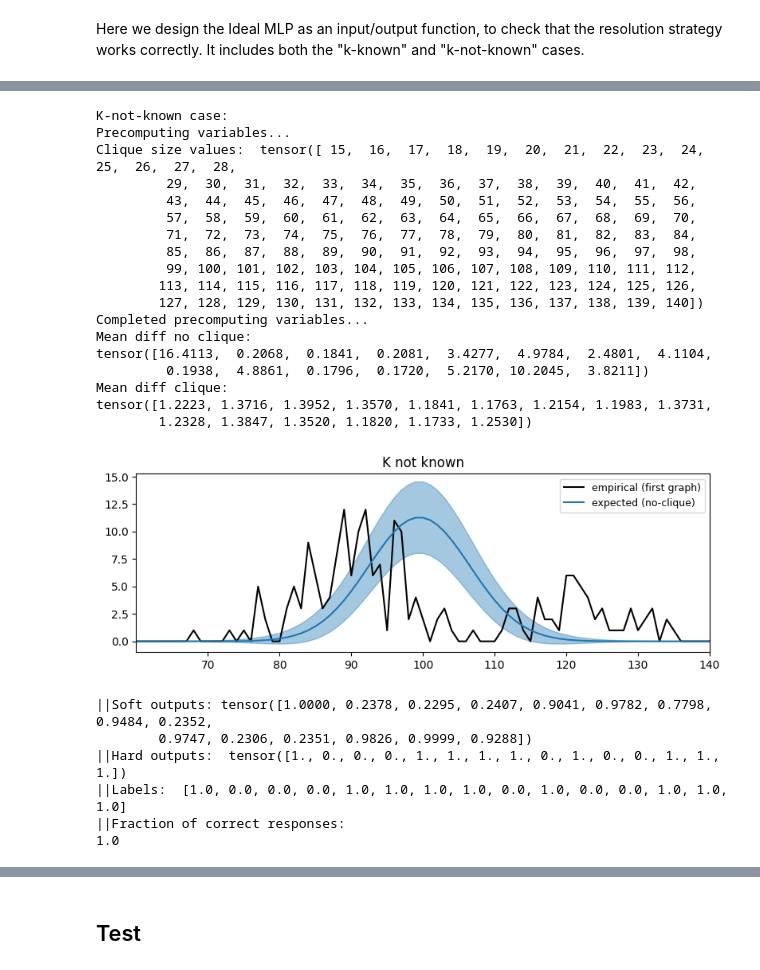
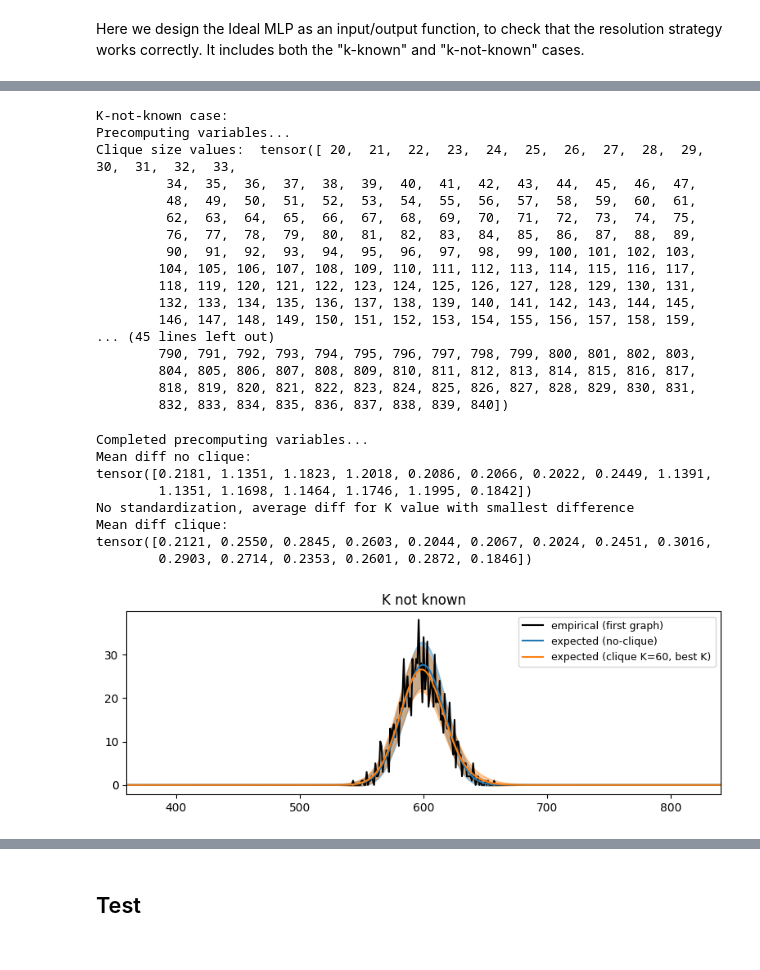
Before and after one commit to danieletirinnanzi/HUPLACLIP-NNs, a Jupyter notebook: scripts/Ideal-MLP_performance/Ideal-MLP_performance.ipynb, the cells around one changed output, grey strips where cells are left out. Cells and saved outputs as stored; diff of their text form; code cells hidden in the pictures.

```diff
--- a/scripts/Ideal-MLP_performance/Ideal-MLP_performance.ipynb
+++ b/scripts/Ideal-MLP_performance/Ideal-MLP_performance.ipynb
@@ -195,9 +195,9 @@ class Ideal_MLP(nn.Module):
             # Alternatives:
             # - no standardization:
             diff_no_clique = torch.abs(raw_histograms - expected_no_clique)  # shape: (batch_size, len_tau)
-            # - standardization:
-            safe_std_no_clique = expected_no_clique_std.clamp(min=1e-6)
-            diff_no_clique = torch.abs(raw_histograms - expected_no_clique) /safe_std_no_clique  # shape: (batch_size, len_tau)
+            # # - standardization:
+            # safe_std_no_clique = expected_no_clique_std.clamp(min=1e-6)
+            # diff_no_clique = torch.abs(raw_histograms - expected_no_clique) /safe_std_no_clique  # shape: (batch_size, len_tau)
         mean_diff_no_clique = diff_no_clique.mean(dim=1)  # shape: (batch_size,)
 
         print("Mean diff no clique:")
@@ -225,28 +225,31 @@ class Ideal_MLP(nn.Module):
             mean_diff_clique = diff_clique_per_tau.mean(dim=1).squeeze()  # (batch_size,)
         else:
             # Alternatives:
-            # - no standardization, calculating average diff across K values
-            diff_clique_per_tau = torch.abs(raw_expanded - expected_clique)  # (batch_size, len_tau, num_K)
-            diff_clique_per_K = diff_clique_per_tau.mean(dim=1)  # (batch_size, num_K)
-            mean_diff_clique = diff_clique_per_K.mean(dim=1).squeeze()  # (batch_size,)
+            # # - no standardization, calculating average diff across K values
+            # print("No standardization, average diff across K")
+            # diff_clique_per_tau = torch.abs(raw_expanded - expected_clique)  # (batch_size, len_tau, num_K)
+            # diff_clique_per_K = diff_clique_per_tau.mean(dim=1)  # (batch_size, num_K)
+            # mean_diff_clique = diff_clique_per_K.mean(dim=1).squeeze()  # (batch_size,)
             # # - standardization, calculating average diff across K values
+            # print("Standardization, average diff across K")
             # safe_std_clique = expected_clique_std.clamp(min=1e-6)
             # diff_clique_per_tau = torch.abs(raw_expanded - expected_clique) / safe_std_clique  # (batch_size, len_tau, num_K)
             # diff_clique_per_K = diff_clique_per_tau.mean(dim=1)  # (batch_size, num_K)
             # mean_diff_clique = diff_clique_per_K.mean(dim=1).squeeze()  # (batch_size,)
-            # # - no standardization, selecting K value with smallest difference
-            # diff_clique_per_tau = torch.abs(raw_expanded - expected_clique)  # (batch_size, len_tau, num_K)
-            # diff_clique_per_K = diff_clique_per_tau.mean(dim=1)  # (batch_size, num_K)
-            # mean_diff_clique = torch.min(diff_clique_per_K, dim=1).values  # (batch_size,)
+            # - no standardization, selecting K value with smallest difference
+            print("No standardization, average diff for K value with smallest difference")
+            diff_clique_per_tau = torch.abs(raw_expanded - expected_clique)  # (batch_size, len_tau, num_K)
+            diff_clique_per_K = diff_clique_per_tau.mean(dim=1)  # (batch_size, num_K)
+            mean_diff_clique = torch.min(diff_clique_per_K, dim=1).values  # (batch_size,)
             # # - standardization, selecting K value with smallest difference
+            # print("Standardization, average diff for K value with smallest difference")
             # safe_std_clique = expected_clique_std.clamp(min=1e-6)
             # diff_clique_per_tau = torch.abs(raw_expanded - expected_clique) / safe_std_clique  # (batch_size, len_tau, num_K)
             # diff_clique_per_K = diff_clique_per_tau.mean(dim=1)  # (batch_size, num_K)
             # mean_diff_clique = torch.min(diff_clique_per_K, dim=1).values  # (batch_size,)
             # Other possibilities:
-            # - softmin over K:
+            # - deriving decision criterion directly only from "no-clique" differences (ignoring "clique" ones)
             # - median diff across K values
-            # - deriving decision criterion directly only from "no-clique" differences (ignoring "clique" ones)
 
         print("Mean diff clique:")
         print(mean_diff_clique)
@@ -298,8 +301,8 @@ class Ideal_MLP(nn.Module):
 import matplotlib.pyplot as plt
 
 # test of model on task instance
-N_value = 200   #CHANGE THIS
-clique_size_fraction = 0.05 # CHANGE THIS
+N_value = 1200   #CHANGE THIS
+clique_size_fraction = 0.2 # CHANGE THIS
 print("Clique size of: ", int(clique_size_fraction*N_value), " in a graph of size: ", N_value)
 # visualizing input for 15 graphs, "p_reduce"
 graphs_with_clique = graphs_gen.generate_batch(15, N_value, np.repeat([int(clique_size_fraction*N_value)],15), "p_reduce", False)
@@ -339,25 +342,26 @@ Clique size of:  60  in a graph of size:  200
 K-not-known case:
 Precomputing variables...
-Clique size values:  tensor([ 15,  16,  17,  18,  19,  20,  21,  22,  23,  24,  25,  26,  27,  28,
-         29,  30,  31,  32,  33,  34,  35,  36,  37,  38,  39,  40,  41,  42,
-         43,  44,  45,  46,  47,  48,  49,  50,  51,  52,  53,  54,  55,  56,
-         57,  58,  59,  60,  61,  62,  63,  64,  65,  66,  67,  68,  69,  70,
-         71,  72,  73,  74,  75,  76,  77,  78,  79,  80,  81,  82,  83,  84,
-         85,  86,  87,  88,  89,  90,  91,  92,  93,  94,  95,  96,  97,  98,
-         99, 100, 101, 102, 103, 104, 105, 106, 107, 108, 109, 110, 111, 112,
-        113, 114, 115, 116, 117, 118, 119, 120, 121, 122, 123, 124, 125, 126,
-        127, 128, 129, 130, 131, 132, 133, 134, 135, 136, 137, 138, 139, 140])
-Completed precomputing variables...
-Mean diff no clique:
-tensor([16.4113,  0.2068,  0.1841,  0.2081,  3.4277,  4.9784,  2.4801,  4.1104,
-         0.1938,  4.8861,  0.1796,  0.1720,  5.2170, 10.2045,  3.8211])
-Mean diff clique:
-tensor([1.2223, 1.3716, 1.3952, 1.3570, 1.1841, 1.1763, 1.2154, 1.1983, 1.3731,
-        1.2328, 1.3847, 1.3520, 1.1820, 1.1733, 1.2530])
+Clique size values:  tensor([ 20,  21,  22,  23,  24,  25,  26,  27,  28,  29,  30,  31,  32,  33,
+         34,  35,  36,  37,  38,  39,  40,  41,  42,  43,  44,  45,  46,  47,
+         48,  49,  50,  51,  52,  53,  54,  55,  56,  57,  58,  59,  60,  61,
+         62,  63,  64,  65,  66,  67,  68,  69,  70,  71,  72,  73,  74,  75,
+         76,  77,  78,  79,  80,  81,  82,  83,  84,  85,  86,  87,  88,  89,
+         90,  91,  92,  93,  94,  95,  96,  97,  98,  99, 100, 101, 102, 103,
+        104, 105, 106, 107, 108, 109, 110, 111, 112, 113, 114, 115, 116, 117,
+        118, 119, 120, 121, 122, 123, 124, 125, 126, 127, 128, 129, 130, 131,
+        132, 133, 134, 135, 136, 137, 138, 139, 140, 141, 142, 143, 144, 145,
+        146, 147, 148, 149, 150, 151, 152, 153, 154, 155, 156, 157, 158, 159,
+... (45 lines left out)
+        790, 791, 792, 793, 794, 795, 796, 797, 798, 799, 800, 801, 802, 803,
+        804, 805, 806, 807, 808, 809, 810, 811, 812, 813, 814, 815, 816, 817,
+        818, 819, 820, 821, 822, 823, 824, 825, 826, 827, 828, 829, 830, 831,
+        832, 833, 834, 835, 836, 837, 838, 839, 840])
+Completed precomputing variables...
+Mean diff no clique:
+tensor([0.2181, 1.1351, 1.1823, 1.2018, 0.2086, 0.2066, 0.2022, 0.2449, 1.1391,
+        1.1351, 1.1698, 1.1464, 1.1746, 1.1995, 0.1842])
+No standardization, average diff for K value with smallest difference
+Mean diff clique:
+tensor([0.2121, 0.2550, 0.2845, 0.2603, 0.2044, 0.2067, 0.2024, 0.2451, 0.3016,
+        0.2903, 0.2714, 0.2353, 0.2601, 0.2872, 0.1846])
-[figure, old version]
+[figure, new version]
-||Soft outputs: tensor([1.0000, 0.2378, 0.2295, 0.2407, 0.9041, 0.9782, 0.7798, 0.9484, 0.2352,
-        0.9747, 0.2306, 0.2351, 0.9826, 0.9999, 0.9288])
-||Hard outputs:  tensor([1., 0., 0., 0., 1., 1., 1., 1., 0., 1., 0., 0., 1., 1., 1.])
-||Labels:  [1.0, 0.0, 0.0, 0.0, 1.0, 1.0, 1.0, 1.0, 0.0, 1.0, 0.0, 0.0, 1.0, 1.0, 1.0]
-||Fraction of correct responses:
-1.0
```
Also changed, not shown: parts of 12 cells of this notebook.
